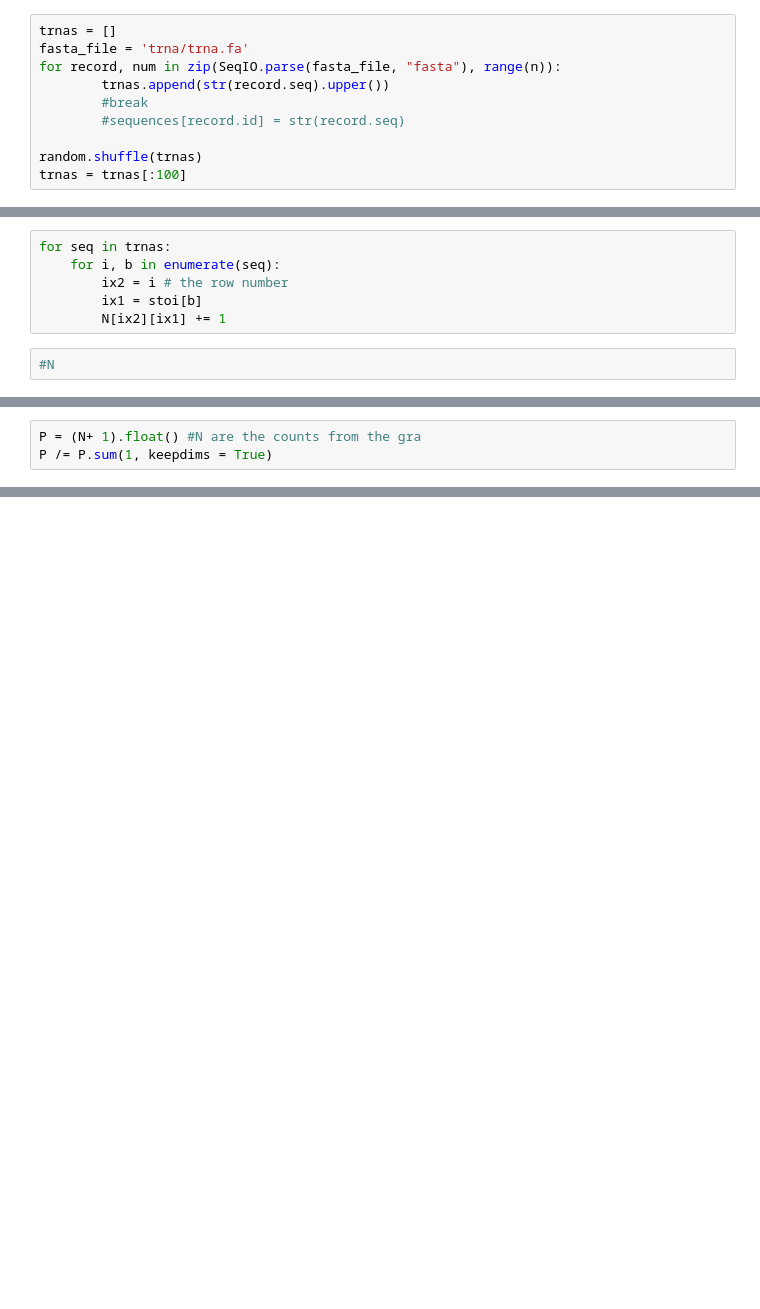
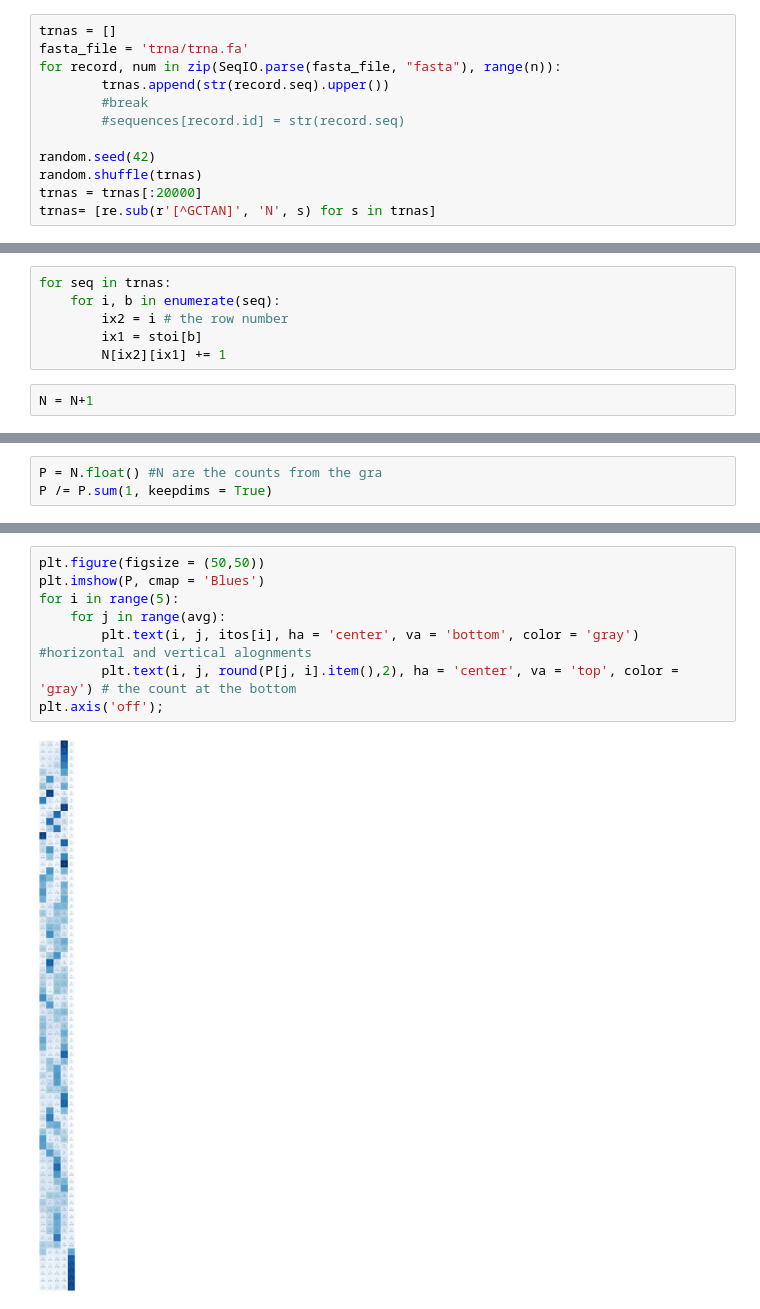
Before and after one commit to malabi3393/tRNA_Binary_Classifier, a Jupyter notebook: program.ipynb, the cells around one changed output, grey strips where cells are left out. Drawn from its saved outputs; the diff is of its cells as text; blank space fills up the shorter version.

```diff
--- a/program.ipynb
+++ b/program.ipynb
@@ -31,8 +35,10 @@ for record, num in zip(SeqIO.parse(fasta_file, "fasta"), range(n)):
         #break
         #sequences[record.id] = str(record.seq)
 
+random.seed(42)
 random.shuffle(trnas)
-trnas = trnas[:100]
+trnas = trnas[:20000]
+trnas= [re.sub(r'[^GCTAN]', 'N', s) for s in trnas]
 # %%
 #trnas
 # %%
@@ -95,7 +85,7 @@ for seq in trnas:
         ix1 = stoi[b]
         N[ix2][ix1] += 1
 # %%
-#N
+N = N+1
 # %%
 plt.figure(figsize = (50,50))
 plt.imshow(N, cmap = 'Reds')
@@ -109,5 +97,5 @@ plt.axis('off');
 # %%
-P = (N+ 1).float() #N are the counts from the gra
+P = N.float() #N are the counts from the gra
 P /= P.sum(1, keepdims = True)
 # %%
 P
@@ -135,0 +124,10 @@ torch.Size([80, 5])
+# %%
+plt.figure(figsize = (50,50))
+plt.imshow(P, cmap = 'Blues')
+for i in range(5):
+    for j in range(avg):
+        plt.text(i, j, itos[i], ha = 'center', va = 'bottom', color = 'gray') #horizontal and vertical alognments
+        plt.text(i, j, round(P[j, i].item(),2), ha = 'center', va = 'top', color = 'gray') # the count at the bottom
+plt.axis('off');
+# %% [output]
+[figure, added]
```
Also changed, not shown: parts of 17 cells of this notebook.
